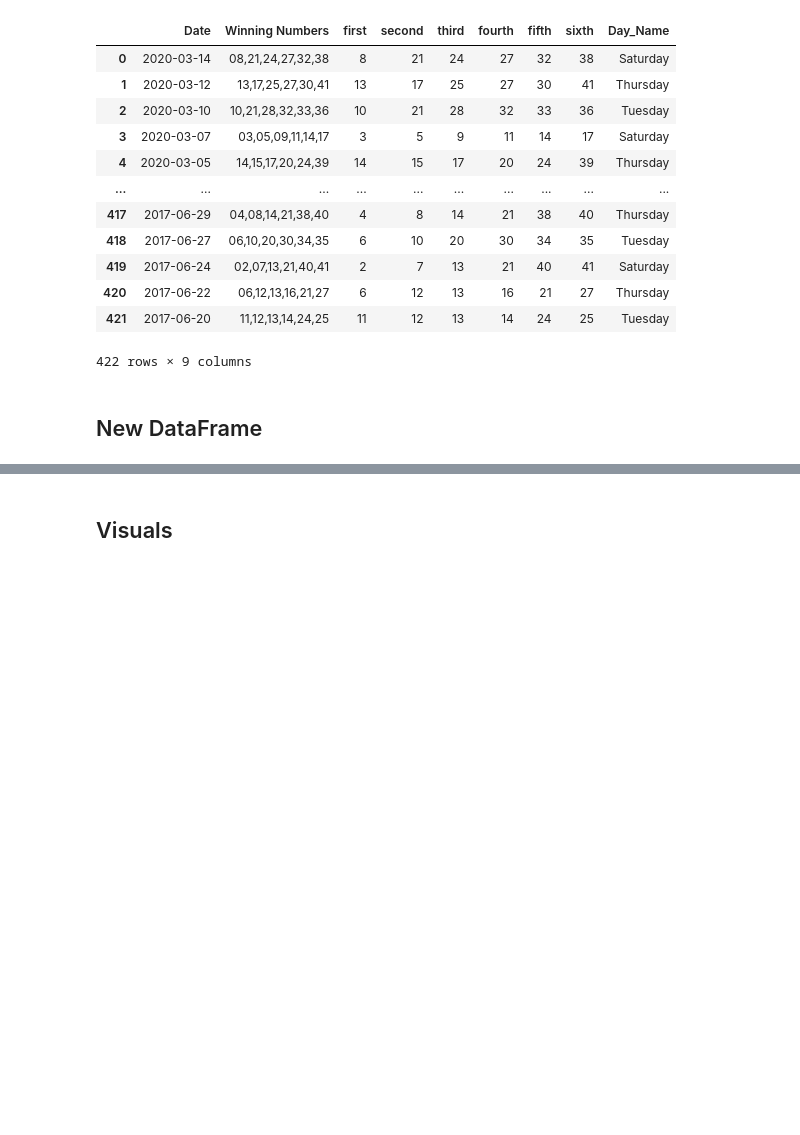
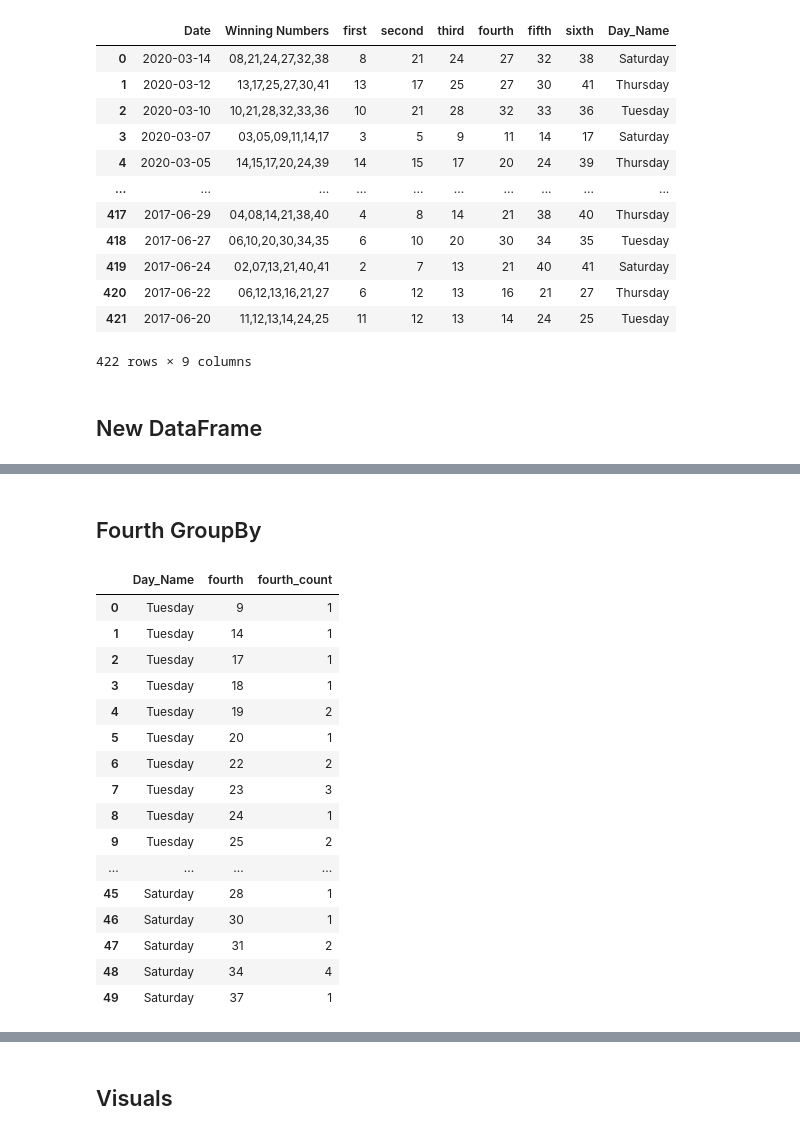
Before and after one commit to Jared-Caraan/Lotto_Analysis, a Jupyter notebook: Scripts/visual_test2.ipynb, the cells around one changed output, grey strips where cells are left out. Saved outputs shown, nothing was run; the diff lists cells and outputs as text; code cells hidden in the pictures; blank space fills up the shorter version.

```diff
--- a/Scripts/visual_test2.ipynb
+++ b/Scripts/visual_test2.ipynb
@@ -58,0 +140,25 @@ df_new['sixth_mean'] = df_new['sixth'].mean()
+# %% [markdown]
+## Fourth GroupBy
+# %%
+df_grp_fourth = pd.DataFrame({'fourth_count': df_grp['fourth'].value_counts()}).reset_index()
+df_grp_fourth['Day_Name'] = df_grp_fourth['Day_Name'].astype(day_type)
+df_grp_fourth = df_grp_fourth.sort_values(by=['Day_Name','fourth']).reset_index(drop=True)
+df_grp_fourth
+# %% [output]
+|  | Day_Name | fourth | fourth_count |
+| 0 | Tuesday | 9 | 1 |
+| 1 | Tuesday | 14 | 1 |
+| 2 | Tuesday | 17 | 1 |
+| 3 | Tuesday | 18 | 1 |
+| 4 | Tuesday | 19 | 2 |
+| 5 | Tuesday | 20 | 1 |
+| 6 | Tuesday | 22 | 2 |
+| 7 | Tuesday | 23 | 3 |
+| 8 | Tuesday | 24 | 1 |
+| 9 | Tuesday | 25 | 2 |
+| ... | ... | ... | ... |
+| 45 | Saturday | 28 | 1 |
+| 46 | Saturday | 30 | 1 |
+| 47 | Saturday | 31 | 2 |
+| 48 | Saturday | 34 | 4 |
+| 49 | Saturday | 37 | 1 |
```
Also changed, not shown: parts of 15 cells of this notebook.
